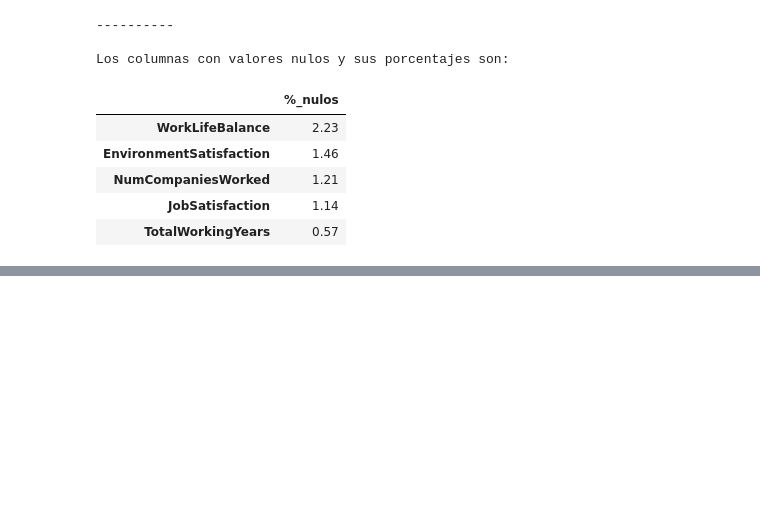
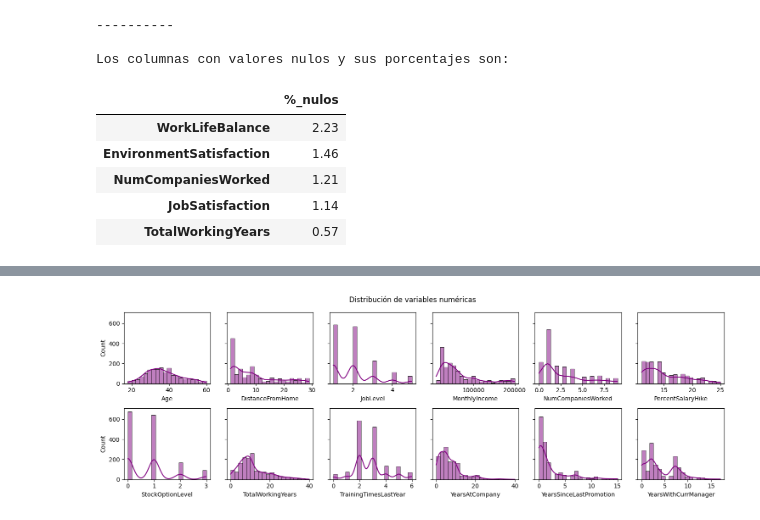
Before and after one commit to joseluisalmendral/Proyecto8_Clasificacion, a Jupyter notebook: notebooks/iteracion1/2_EDA.ipynb, the cells around one changed output, grey strips where cells are left out. Saved outputs shown, nothing was run; the diff lists cells and outputs as text; code cells hidden in the pictures; blank space fills up the shorter version.

```diff
--- a/notebooks/iteracion1/2_EDA.ipynb
+++ b/notebooks/iteracion1/2_EDA.ipynb
@@ -152,0 +176,4 @@ dtype: int64
+# %%
+vis.plot_numericas(color='purple', kde=True)
+# %% [output]
+[figure, added]
```
Also changed, not shown: parts of 21 cells of this notebook, 2 other files.
